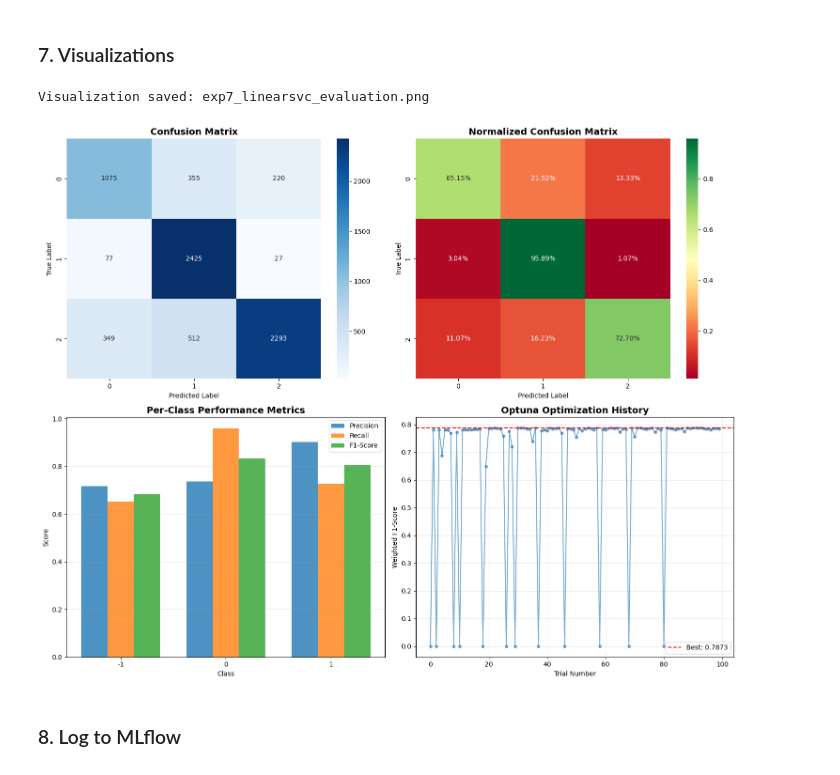
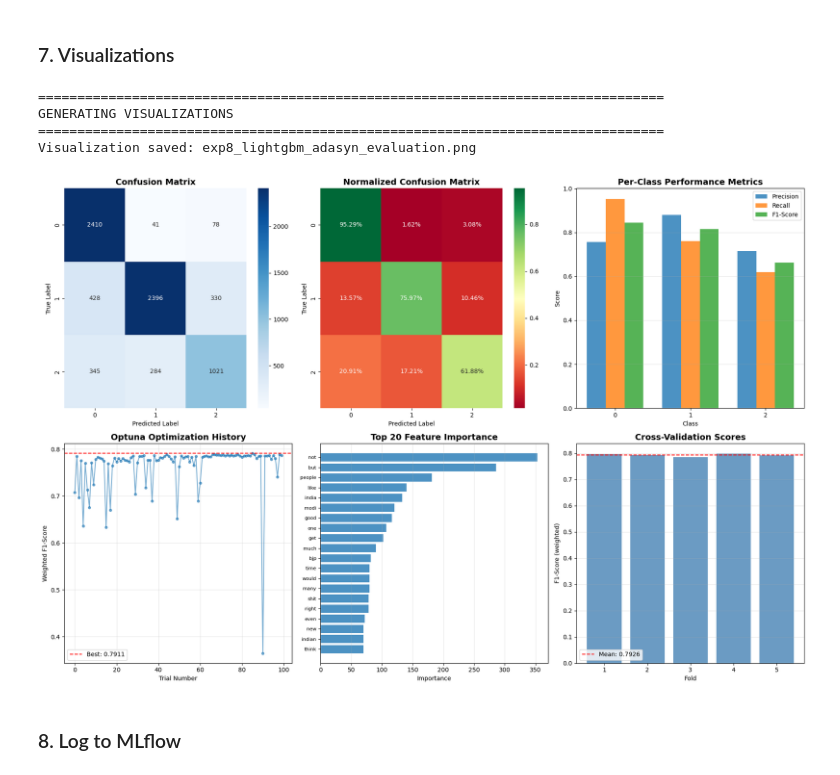
Before and after one commit to Rasath16/Youtube-Sentiment-Pipeline, a Jupyter notebook: Notebooks/7_Final_LinearSVC_Tuning_experiement7.ipynb, the cells around one changed output. Cells and saved outputs as stored; diff of their text form; code cells hidden in the pictures.

Commit message:
rerun the notebooks with lighgbm and adasyn sampling

```diff
--- a/Notebooks/7_Final_LinearSVC_Tuning_experiement7.ipynb
+++ b/Notebooks/7_Final_LinearSVC_Tuning_experiement7.ipynb
@@ -72,0 +108,10 @@ Feature dimensions: 1000
+# %%
+print(f"Original training class distribution:")
+print(pd.Series(y_train).value_counts().sort_index())
+
+sampler = ADASYN(random_state=RANDOM_STATE)
+X_train_res, y_train_res = sampler.fit_resample(X_train_vec, y_train)
+
+print(f"\nResampled training class distribution:")
+print(pd.Series(y_train_res).value_counts().sort_index())
+print(f"Resampled training data shape: {X_train_res.shape}")
@@ -161,10 +213,10 @@ print("="*80)
 
 best_params = study.best_params
 
-# Initialize and train final model
-final_model = LinearSVC(
+final_model = LGBMClassifier(
     random_state=RANDOM_STATE,
-    class_weight='balanced',
+    verbose=-1,
+    n_jobs=-1,
     **best_params
 )
 
@@ -230,16 +289,20 @@ CV F1-Score (weighted): 0.779451 (+/- 0.006199)
 # %% [markdown]
 ### 7. Visualizations
 # %%
-fig, axes = plt.subplots(2, 2, figsize=(15, 12))
+print("\n" + "="*80)
+print("GENERATING VISUALIZATIONS")
+print("="*80)
 
-# Confusion Matrix
+fig, axes = plt.subplots(2, 3, figsize=(18, 12))
+
+# 1. Confusion Matrix
 ax1 = axes[0, 0]
 sns.heatmap(cm, annot=True, fmt='d', cmap='Blues', ax=ax1)
 ax1.set_title('Confusion Matrix', fontsize=14, fontweight='bold')
 ax1.set_xlabel('Predicted Label')
 ax1.set_ylabel('True Label')
 
-# Normalized Confusion Matrix
+# 2. Normalized Confusion Matrix
 cm_normalized = cm.astype('float') / cm.sum(axis=1)[:, np.newaxis]
 ax2 = axes[0, 1]
 sns.heatmap(cm_normalized, annot=True, fmt='.2%', cmap='RdYlGn', ax=ax2)
@@ -247,46 +310,75 @@ ax2.set_title('Normalized Confusion Matrix', fontsize=14, fontweight='bold')
 ax2.set_xlabel('Predicted Label')
 ax2.set_ylabel('True Label')
 
-# Per-Class Performance
+# 3. Per-Class Performance
 classes = np.unique(y_test)
 precision_per_class = precision_score(y_test, y_pred, average=None)
 recall_per_class = recall_score(y_test, y_pred, average=None)
 f1_per_class = f1_score(y_test, y_pred, average=None)
 
-ax3 = axes[1, 0]
+ax3 = axes[0, 2]
 x = np.arange(len(classes))
 width = 0.25
 ax3.bar(x - width, precision_per_class, width, label='Precision', alpha=0.8)
 ax3.bar(x, recall_per_class, width, label='Recall', alpha=0.8)
 ax3.bar(x + width, f1_per_class, width, label='F1-Score', alpha=0.8)
 ax3.set_xlabel('Class')
 ax3.set_ylabel('Score')
 ax3.set_title('Per-Class Performance Metrics', fontsize=14, fontweight='bold')
 ax3.set_xticks(x)
 ax3.set_xticklabels(classes)
 ax3.legend()
 ax3.grid(axis='y', alpha=0.3)
 
-# Optuna Optimization History
-ax4 = axes[1, 1]
+# 4. Optuna Optimization History
+ax4 = axes[1, 0]
 trial_numbers = [t.number for t in study.trials]
 trial_values = [t.value for t in study.trials]
 ax4.plot(trial_numbers, trial_values, 'o-', alpha=0.6, markersize=4)
 ax4.axhline(y=study.best_value, color='r', linestyle='--', label=f'Best: {study.best_value:.4f}')
 ax4.set_xlabel('Trial Number')
 ax4.set_ylabel('Weighted F1-Score')
 ax4.set_title('Optuna Optimization History', fontsize=14, fontweight='bold')
 ax4.legend()
 ax4.grid(alpha=0.3)
 
+# 5. Feature Importance (Top 20)
+ax5 = axes[1, 1]
+feature_importance = final_model.feature_importances_
+feature_names = vectorizer.get_feature_names_out()
+top_indices = np.argsort(feature_importance)[-20:]
+top_features = [feature_names[i] for i in top_indices]
+top_importance = feature_importance[top_indices]
+
+ax5.barh(range(len(top_features)), top_importance, alpha=0.8)
+ax5.set_yticks(range(len(top_features)))
+ax5.set_yticklabels(top_features, fontsize=8)
+ax5.set_xlabel('Importance')
+ax5.set_title('Top 20 Feature Importance', fontsize=14, fontweight='bold')
+ax5.grid(axis='x', alpha=0.3)
+
+# 6. Cross-Validation Scores
+ax6 = axes[1, 2]
+ax6.bar(range(1, len(cv_scores) + 1), cv_scores, alpha=0.8, color='steelblue')
+ax6.axhline(y=cv_scores.mean(), color='r', linestyle='--', label=f'Mean: {cv_scores.mean():.4f}')
+ax6.set_xlabel('Fold')
+ax6.set_ylabel('F1-Score (weighted)')
+ax6.set_title('Cross-Validation Scores', fontsize=14, fontweight='bold')
+ax6.set_xticks(range(1, len(cv_scores) + 1))
+ax6.legend()
+ax6.grid(axis='y', alpha=0.3)
+
 plt.tight_layout()
-plot_filename = 'exp7_linearsvc_evaluation.png'
+plot_filename = 'exp8_lightgbm_adasyn_evaluation.png'
 plt.savefig(plot_filename, dpi=300, bbox_inches='tight')
-print(f"\nVisualization saved: {plot_filename}")
+print(f"Visualization saved: {plot_filename}")
 plt.show()
 # %% [output]
-Visualization saved: exp7_linearsvc_evaluation.png
+================================================================================
+GENERATING VISUALIZATIONS
+================================================================================
+Visualization saved: exp8_lightgbm_adasyn_evaluation.png
-[figure, old version]
+[figure, new version]
 # %% [markdown]
 ### 8. Log to MLflow
 # %%
```
Also changed, not shown: parts of 10 cells of this notebook, 37 other files.
